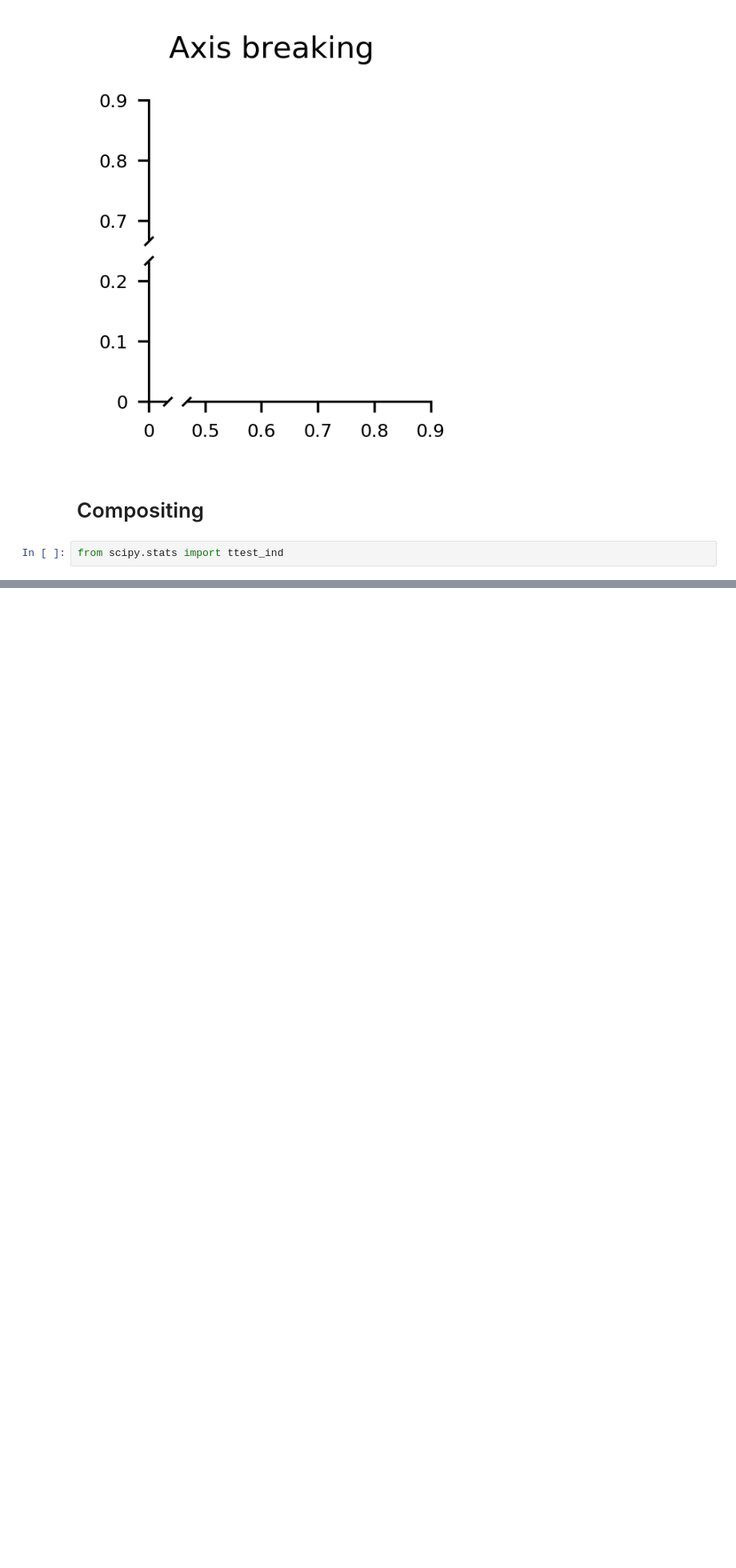
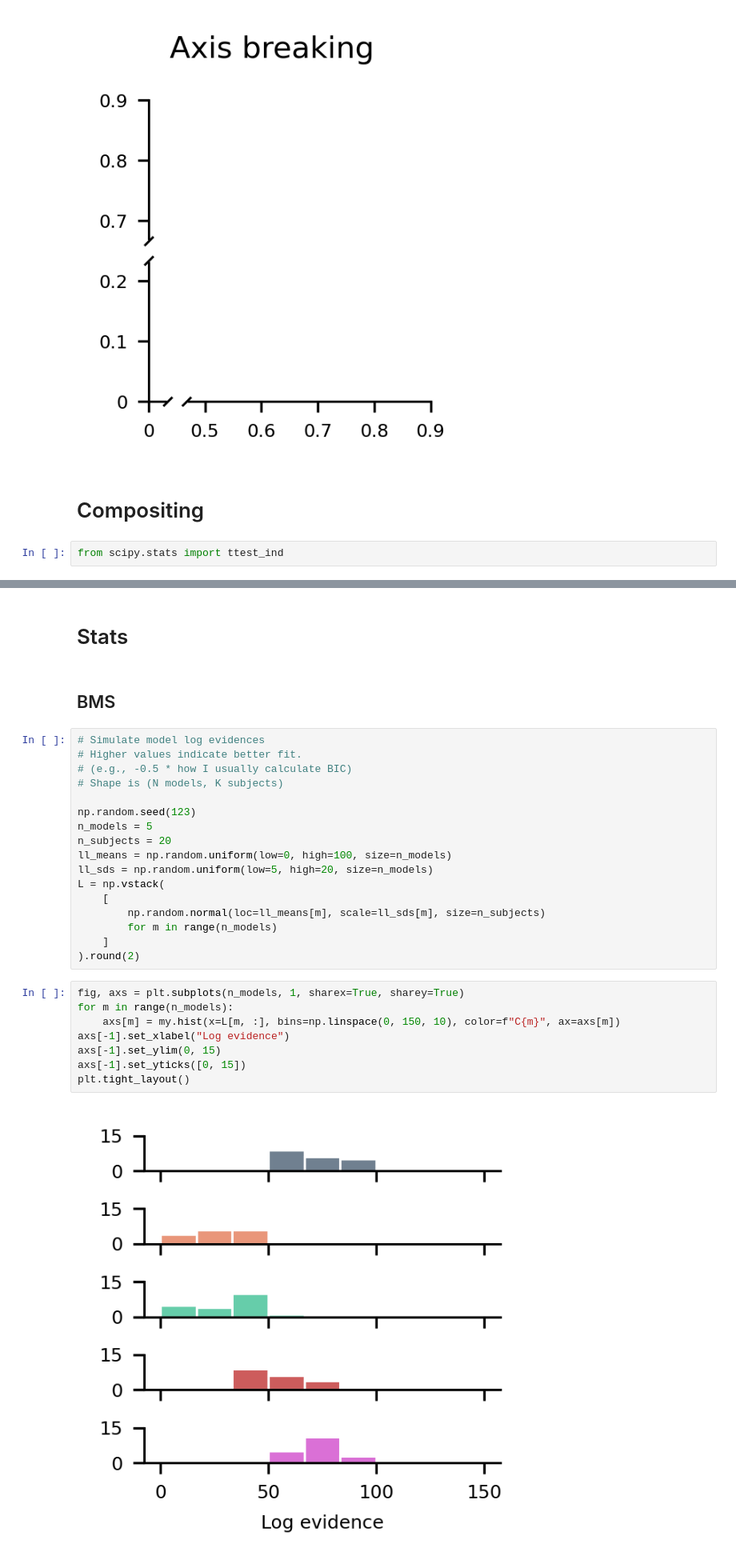
Before and after one commit to moltaire/myplotlib, a Jupyter notebook: gallery.ipynb, the cells around one changed output, grey strips where cells are left out. Shown at 80% size. Cells and saved outputs as stored; diff of their text form; blank space fills up the shorter version.

```diff
--- a/gallery.ipynb
+++ b/gallery.ipynb
@@ -276 +310,32 @@ The acceptance probability does not match the target. It is 0.8832966189574983,
 [figure]
+# %% [markdown]
+# Stats
+# %% [markdown]
+## BMS
+# %%
+# Simulate model log evidences
+# Higher values indicate better fit.
+# (e.g., -0.5 * how I usually calculate BIC)
+# Shape is (N models, K subjects)
+
+np.random.seed(123)
+n_models = 5
+n_subjects = 20
+ll_means = np.random.uniform(low=0, high=100, size=n_models)
+ll_sds = np.random.uniform(low=5, high=20, size=n_models)
+L = np.vstack(
+    [
+        np.random.normal(loc=ll_means[m], scale=ll_sds[m], size=n_subjects)
+        for m in range(n_models)
+    ]
+).round(2)
+# %%
+fig, axs = plt.subplots(n_models, 1, sharex=True, sharey=True)
+for m in range(n_models):
+    axs[m] = my.hist(x=L[m, :], bins=np.linspace(0, 150, 10), color=f"C{m}", ax=axs[m])
+axs[-1].set_xlabel("Log evidence")
+axs[-1].set_ylim(0, 15)
+axs[-1].set_yticks([0, 15])
+plt.tight_layout()
+# %% [output]
+[figure, added]
```
Also changed, not shown: parts of 21 cells of this notebook, 19 other files.
